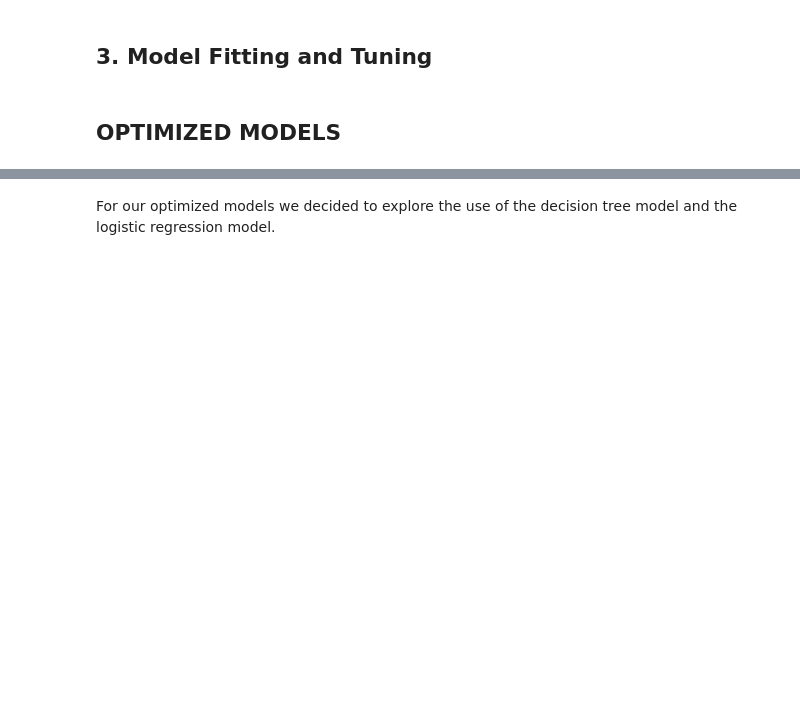
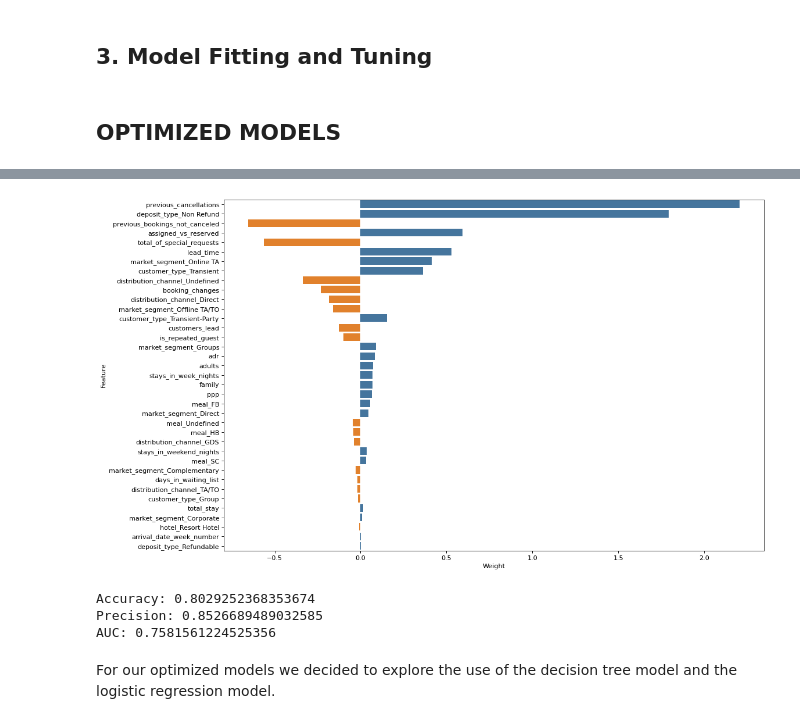
Before and after one commit to abumaz99/MLP-A2, a Jupyter notebook: proj2.ipynb, the cells around one changed output, grey strips where cells are left out. Drawn from its saved outputs; the diff is of its cells as text; code cells hidden in the pictures; blank space fills up the shorter version.

```diff
--- a/proj2.ipynb
+++ b/proj2.ipynb
@@ -423,11 +546,11 @@ X_train, X_test, y_train, y_test = train_test_split(X, y, test_size=0.2, shuffle
 # %%
-# Logistic Regression
+# Logistic Regression with l1 or l2 regularisation
 pipeline = Pipeline([('StandardScaler', StandardScaler()),
-                     ('LogisticRegression', LogisticRegression(multi_class='ovr', solver='liblinear', verbose=0))])
+                     ('LogisticRegression', LogisticRegression(multi_class='ovr', solver='liblinear'))])
 
-params = {'LogisticRegression__C': [200, 500, 1000, 2000, 5000],
-          'LogisticRegression__penalty': ['l1']}
-# Tried C = [0.01, 0.1, 1, 10, ..., 100000], and C = [200, 500, 1000, 2000, 5000]
+params = {'LogisticRegression__C': [0.01, 0.1, 1, 10, 100, 200, 500,
+                                    1000, 2000, 5000, 10000, 100000],
+          'LogisticRegression__penalty': ['l1', 'l2']}
 
 KF = KFold(n_splits = 5, shuffle = True, random_state = 1)
 
@@ -445,14 +576,17 @@ ax.xaxis.set_ticklabels(['Not Cancel', 'Cancel']); ax.yaxis.set_ticklabels(['Not
 # %%
+plt.figure(figsize=(15,10))
 # Logistic regression weights
-model_LR_weights = pd.DataFrame({'Feature': X.columns,
+model_LR_weights = pd.DataFrame({'Feature': X_train.columns,
                                  'Weight': model_LR.best_estimator_.named_steps['LogisticRegression'].coef_[0],
                                  'abs_weight': abs(model_LR.best_estimator_.named_steps['LogisticRegression'].coef_[0])})
 
 # Sort weights by absolute values
 model_LR_weights = model_LR_weights.sort_values(by='abs_weight', ascending=False).drop(['abs_weight'], axis=1)
 
 # Specify colors for positive and negative values
 colors = ['#ff7f0e' if x < 0 else '#3776ab' for x in model_LR_weights.Weight]
 
 sns.barplot(y = 'Feature', x = 'Weight', data = model_LR_weights, palette = colors)
 plt.show();
+# %% [output]
+[figure, added]
@@ -459,3 +597,11 @@ plt.show();
+# %%
+print('Accuracy:', accuracy_score(y_train, model_LR.best_estimator_.predict(X_train)))
+print('Precision:', precision_score(y_train, model_LR.best_estimator_.predict(X_train)))
+print('AUC:', roc_auc_score(y_test, model_LR.best_estimator_.predict(X_test)))
+# %% [output]
+Accuracy: 0.8029252368353674
+Precision: 0.8526689489032585
+AUC: 0.7581561224525356
 # %% [markdown]
 For our optimized models we decided to explore the use of the decision tree model and the logistic regression model.
 # %% [markdown]
```
Also changed, not shown: parts of 9 cells of this notebook.
